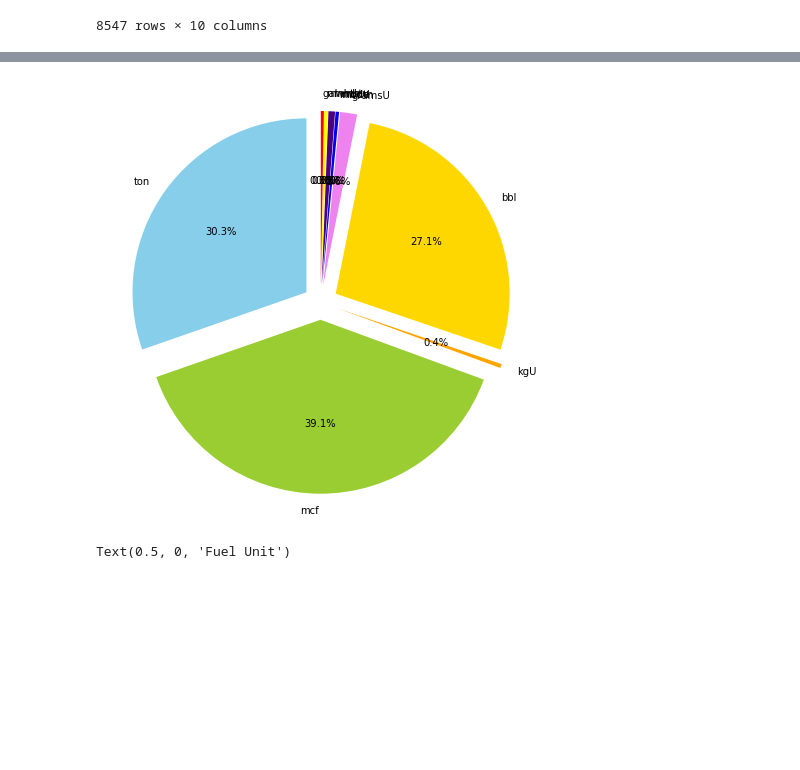
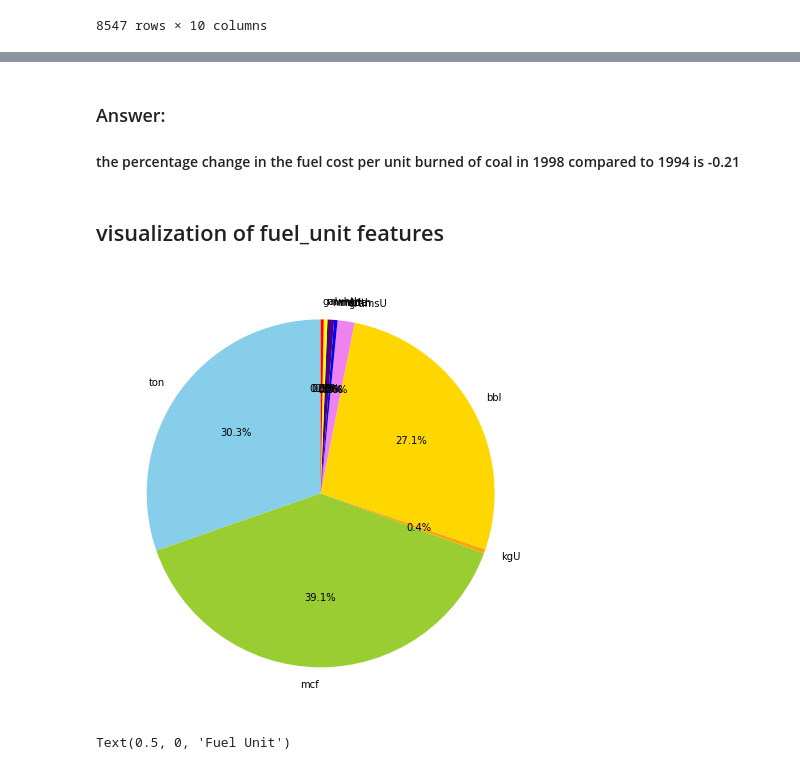
Before and after one commit to Tobyawo/My-Hamoye-quiz-A-notebook, a Jupyter notebook: hamoye fuel.ipynb, the cells around one changed output, grey strips where cells are left out. Drawn from its saved outputs; the diff is of its cells as text; code cells hidden in the pictures; blank space fills up the shorter version.

```diff
--- a/hamoye fuel.ipynb
+++ b/hamoye fuel.ipynb
@@ -374,27 +388,32 @@ Name: fuel_cost_per_unit_burned, Length: 8547, dtype: float64
+# %% [markdown]
+### Answer:
+#### the percentage change in the fuel cost per unit burned of coal in 1998 compared to 1994 is -0.21
+# %% [markdown]
+## visualization of fuel_unit features
 # %%
 
 
 
 plt.figure(figsize=(12,8))
 
 #data to plot
 labels = 'ton', 'mcf','kgU','bbl','gramsU', 'mode', 'mwdth', 'mmbtu','mwhth', 'gal'
 sizes = [len(fuel_data[fuel_data['fuel_unit']=="ton"]), len(fuel_data[fuel_data['fuel_unit']=="mcf"]),
 len(fuel_data[fuel_data['fuel_unit']=="kgU"]),len(fuel_data[fuel_data['fuel_unit']=="bbl"]),
          len(fuel_data[fuel_data['fuel_unit']=="gramsU"]),len(fuel_data[fuel_data['fuel_unit']=="mode"]),
          len(fuel_data[fuel_data['fuel_unit']=="mwdth"]),len(fuel_data[fuel_data['fuel_unit']=="mmbtu"]),
          len(fuel_data[fuel_data['fuel_unit']=="mwhth"]),len(fuel_data[fuel_data['fuel_unit']=="gal"])]
 colors = ['Skyblue','yellowgreen','orange','gold', "violet", "green","blue","indigo", "yellow","red"]
-explode = (0.1, 0.1, 0.1, 0.1,0.1,0.1,0.1,0.1,0.1,0.1) # explode 1st slice
+explode = (0, 0, 0, 0,0,0,0,0,0,0) # explode 1st slice
 
 #plot
 plt.pie(sizes, explode=explode, labels= labels,colors=colors,
 autopct= '%1.1f%%', shadow=False, startangle=90)
 
 #plt.axis('equal')
 plt.show()
 # %% [output]
-[figure, old version]
+[figure, new version]
 # %%
 # visualizing the fuel unit type
 # Import plotting library
```
Also changed, not shown: parts of 22 cells of this notebook.
